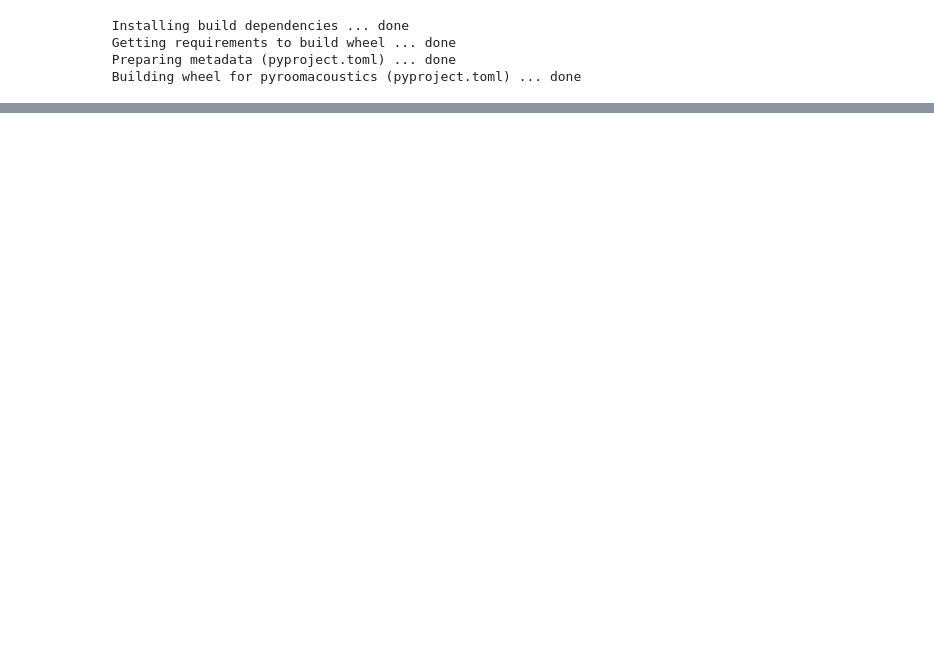
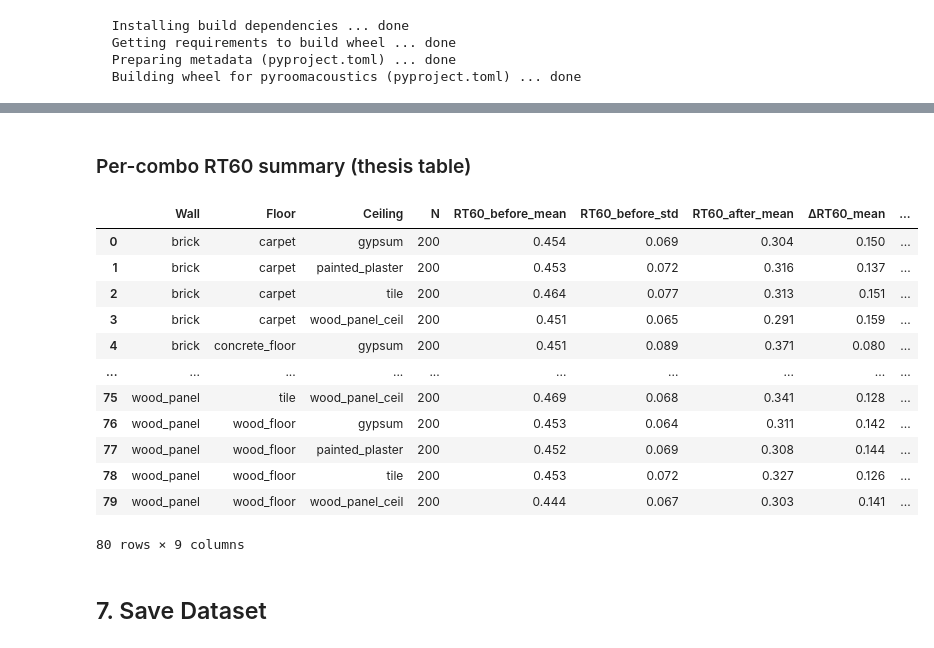
Before and after one commit to OmiraGunasekara/AcuVisor, a Jupyter notebook: ml/notebooks/02_generate_dataset.ipynb, the cells around one changed output, grey strips where cells are left out. Saved outputs shown, nothing was run; the diff lists cells and outputs as text; code cells hidden in the pictures; blank space fills up the shorter version.

```diff
--- a/ml/notebooks/02_generate_dataset.ipynb
+++ b/ml/notebooks/02_generate_dataset.ipynb
@@ -210,0 +495,32 @@ Saved synthetic_acoustics_dataset.csv
+# %% [markdown]
+### Per-combo RT60 summary (thesis table)
+# %%
+combo_summary = df.groupby(["wall_mat","floor_mat","ceil_mat"]).agg(
+    n=("rt60_before","count"),
+    rt60_before_mean=("rt60_before","mean"),
+    rt60_before_std=("rt60_before","std"),
+    rt60_after_mean=("rt60_after","mean"),
+    rt60_delta_mean=("rt60_delta","mean"),
+    pct_improved=("rt60_delta", lambda x: (x>0).mean()*100)
+).round(3).reset_index()
+
+combo_summary.columns = ["Wall","Floor","Ceiling","N",
+                          "RT60_before_mean","RT60_before_std",
+                          "RT60_after_mean","ΔRT60_mean","% improved"]
+display(combo_summary)
+# %% [output]
+|  | Wall | Floor | Ceiling | N | RT60_before_mean | RT60_before_std | RT60_after_mean | ΔRT60_mean | ... |
+| 0 | brick | carpet | gypsum | 200 | 0.454 | 0.069 | 0.304 | 0.150 | ... |
+| 1 | brick | carpet | painted_plaster | 200 | 0.453 | 0.072 | 0.316 | 0.137 | ... |
+| 2 | brick | carpet | tile | 200 | 0.464 | 0.077 | 0.313 | 0.151 | ... |
+| 3 | brick | carpet | wood_panel_ceil | 200 | 0.451 | 0.065 | 0.291 | 0.159 | ... |
+| 4 | brick | concrete_floor | gypsum | 200 | 0.451 | 0.089 | 0.371 | 0.080 | ... |
+| ... | ... | ... | ... | ... | ... | ... | ... | ... | ... |
+| 75 | wood_panel | tile | wood_panel_ceil | 200 | 0.469 | 0.068 | 0.341 | 0.128 | ... |
+| 76 | wood_panel | wood_floor | gypsum | 200 | 0.453 | 0.064 | 0.311 | 0.142 | ... |
+| 77 | wood_panel | wood_floor | painted_plaster | 200 | 0.452 | 0.069 | 0.308 | 0.144 | ... |
+| 78 | wood_panel | wood_floor | tile | 200 | 0.453 | 0.072 | 0.327 | 0.126 | ... |
+| 79 | wood_panel | wood_floor | wood_panel_ceil | 200 | 0.444 | 0.067 | 0.303 | 0.141 | ... |
+80 rows × 9 columns
+# %% [markdown]
+## 7. Save Dataset
```
Also changed, not shown: parts of 28 cells of this notebook, 3 other files.
